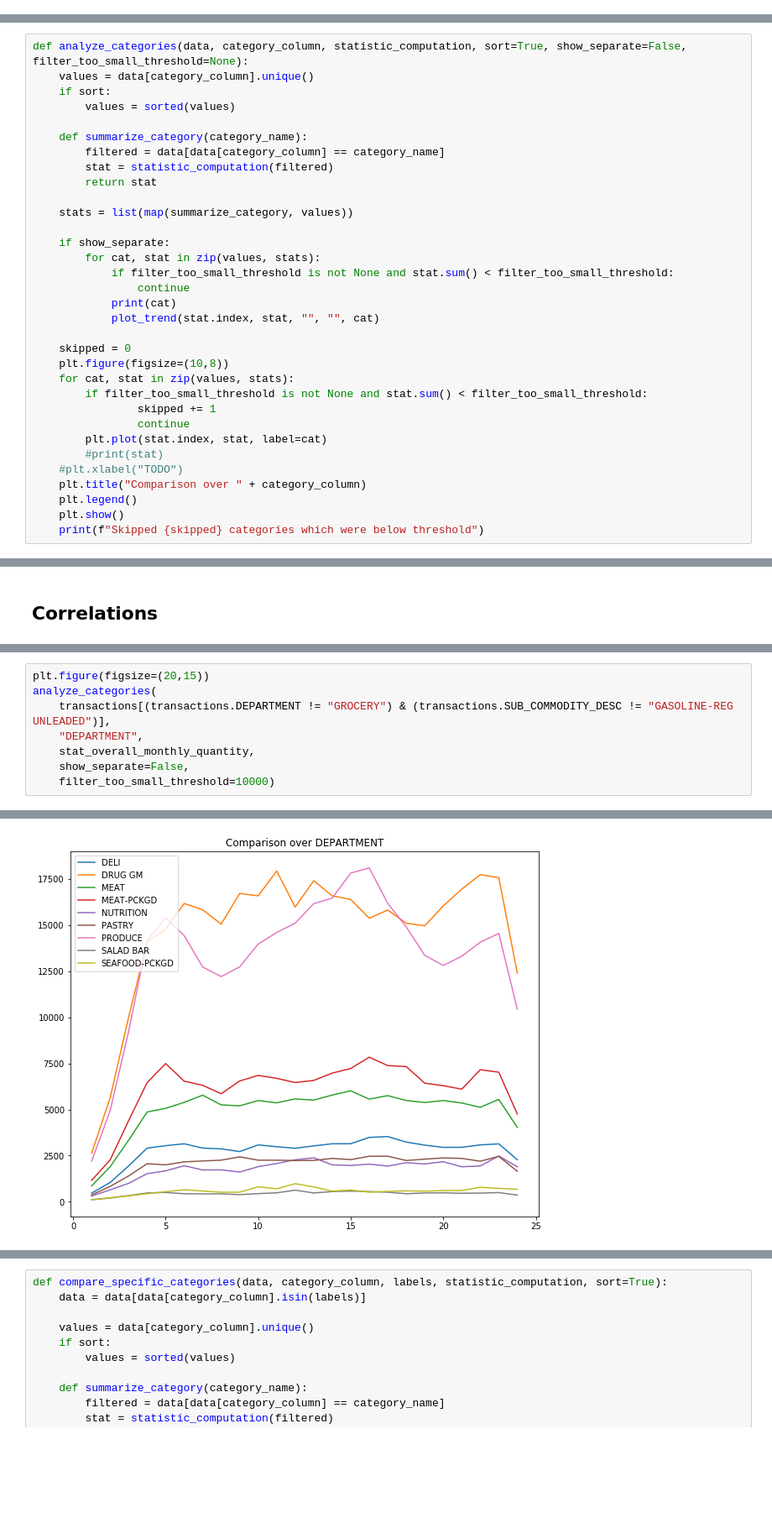
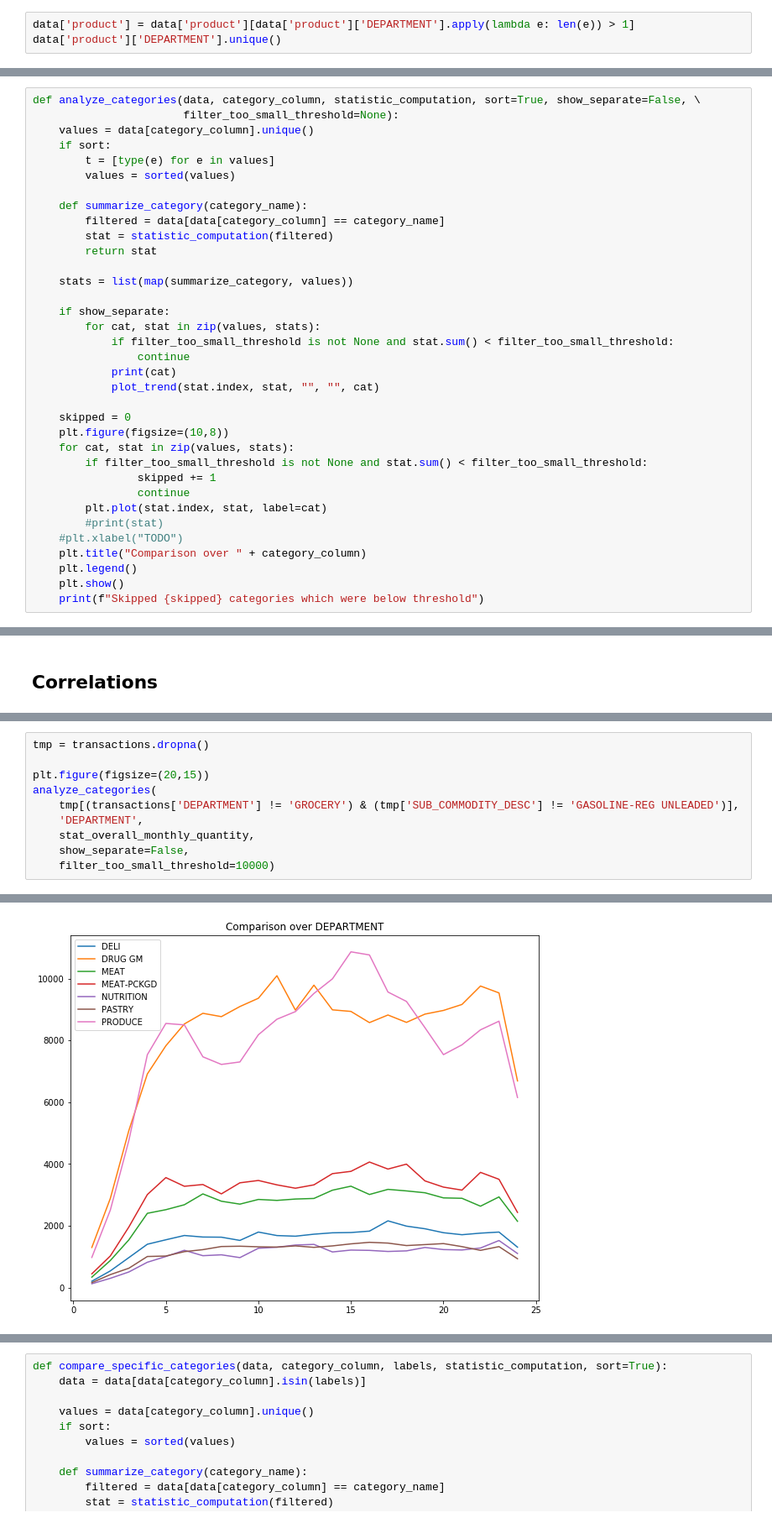
Before and after one commit to Lucianod28/Ada-project, a Jupyter notebook: Milestone2.ipynb, the cells around one changed output, grey strips where cells are left out. Shown at 84% size. Cells and saved outputs as stored; diff of their text form; blank space fills up the shorter version.

```diff
--- a/Milestone2.ipynb
+++ b/Milestone2.ipynb
@@ -16,0 +85,3 @@ data = {f: pd.read_csv(path + f + '.csv') for f in ['campaign_desc', 'campaign_t
+# %%
+data['product'] = data['product'][data['product']['DEPARTMENT'].apply(lambda e: len(e)) > 1]
+data['product']['DEPARTMENT'].unique()
@@ -173,9 +266,11 @@ Most likely both of these factors are at play here. We could analyse the efficie
 # %% [markdown]
 ### Trends in various categories
 # %%
-def analyze_categories(data, category_column, statistic_computation, sort=True, show_separate=False, filter_too_small_threshold=None):
+def analyze_categories(data, category_column, statistic_computation, sort=True, show_separate=False, \
+                       filter_too_small_threshold=None):
     values = data[category_column].unique()
     if sort:
+        t = [type(e) for e in values]
         values = sorted(values)
 
     def summarize_category(category_name):
@@ -298,11 +403,13 @@ In the future we might do feature engineering and compute a "normalized" quantit
 # %%
+tmp = transactions.dropna()
+
 plt.figure(figsize=(20,15))
 analyze_categories(
-    transactions[(transactions.DEPARTMENT != "GROCERY") & (transactions.SUB_COMMODITY_DESC != "GASOLINE-REG UNLEADED")],
-    "DEPARTMENT",
+    tmp[(transactions['DEPARTMENT'] != 'GROCERY') & (tmp['SUB_COMMODITY_DESC'] != 'GASOLINE-REG UNLEADED')],
+    'DEPARTMENT',
     stat_overall_monthly_quantity,
     show_separate=False,
     filter_too_small_threshold=10000)
 # %% [output]
 <Figure size 1440x1080 with 0 Axes>
-[figure, old version]
+[figure, new version]
```
Also changed, not shown: parts of 79 cells of this notebook, 1 other file.
